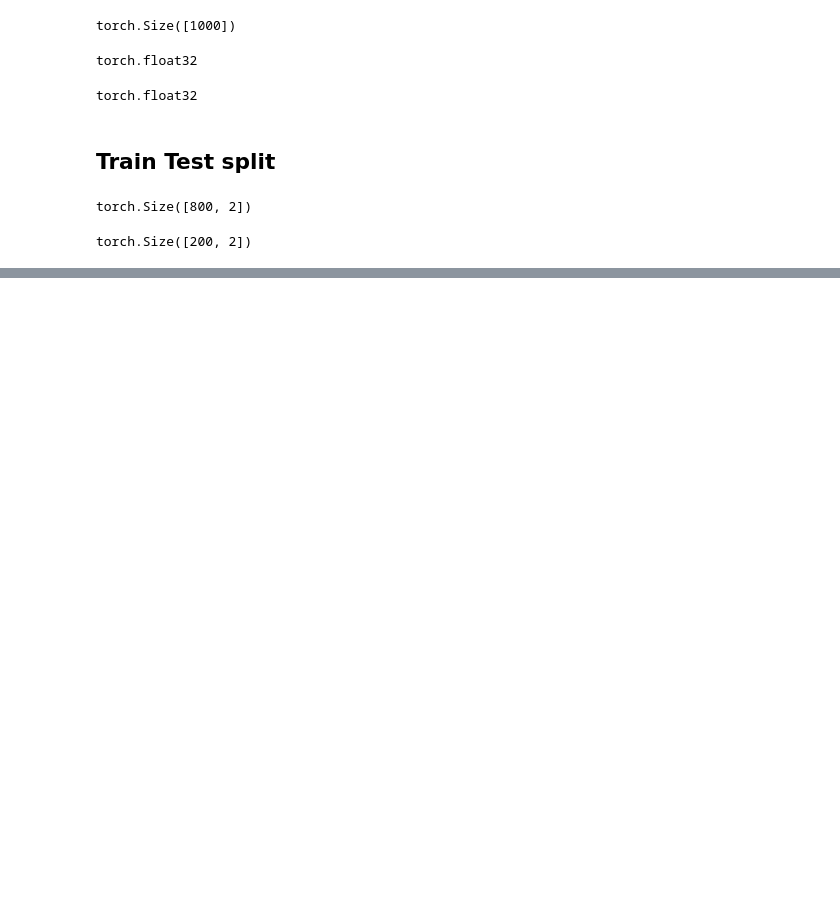
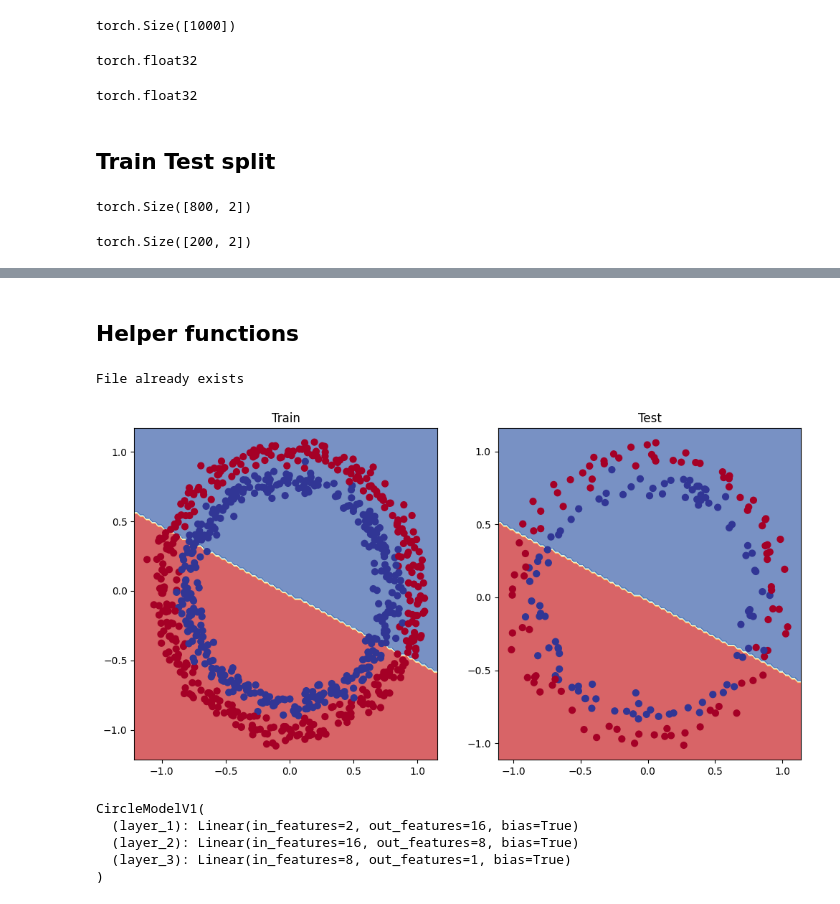
Before and after one commit to utkarshg1/Pytorch, a Jupyter notebook: Pytorch_classification.ipynb, the cells around one changed output, grey strips where cells are left out. Cells and saved outputs as stored; diff of their text form; code cells hidden in the pictures; blank space fills up the shorter version.

```diff
--- a/Pytorch_classification.ipynb
+++ b/Pytorch_classification.ipynb
@@ -94,0 +249,34 @@ torch.Size([200, 2])
+# %%
+torch.manual_seed(42)
+torch.cuda.manual_seed(42)
+
+epochs = 100
+
+for epoch in range(epochs):
+  # Train
+  model_0.train()
+
+  # predict
+  y_logits = model_0(xtrain).squeeze()
+  y_pred = torch.round(torch.sigmoid(y_logits))
+
+  # Loss function
+  loss = loss_fn(y_logits, ytrain)
+  acc = accuracy_fn(ytrain, y_pred)
+
+  # Optimizer
+  optimizer.zero_grad()
+  loss.backward()
+  optimizer.step()
+
+  # Test loop
+  model_0.eval()
+
+  with torch.inference_mode():
+    test_logits = model_0(xtest).squeeze()
+    test_pred = torch.round(torch.sigmoid(test_logits))
+    test_loss = loss_fn(test_logits, ytest)
+    test_acc = accuracy_fn(ytest, test_pred)
+
+  if epoch % 10 == 0:
+    print(f"Epoch : {epoch} | Loss : {loss:.4f}, Acc : {acc:.2f}% | Test Loss : {test_loss:.4f}, Test Acc : {test_acc:.2f}%")
@@ -94,0 +294,2 @@ torch.Size([200, 2])
+# %% [markdown]
+## Helper functions
@@ -94,0 +299,10 @@ torch.Size([200, 2])
+# %%
+if Path("helper_functions.py").is_file():
+  print("File already exists")
+else:
+  print("Downloading file")
+  request = requests.get("https://raw.githubusercontent.com/mrdbourke/pytorch-deep-learning/refs/heads/main/helper_functions.py")
+  with open("helper_functions.py", "wb") as f:
+    f.write(request.content)
+# %% [output]
+File already exists
@@ -94,0 +311,11 @@ torch.Size([200, 2])
+# %%
+import matplotlib.pyplot as plt
+plt.figure(figsize=(12, 6))
+plt.subplot(1, 2, 1)
+plt.title("Train")
+plot_decision_boundary(model_0, xtrain, ytrain)
+plt.subplot(1, 2, 2)
+plt.title("Test")
+plot_decision_boundary(model_0, xtest, ytest)
+# %% [output]
+[figure, added]
@@ -94,0 +336,9 @@ torch.Size([200, 2])
+# %%
+model_1 = CircleModelV1().to(device)
+model_1
+# %% [output]
+CircleModelV1(
+  (layer_1): Linear(in_features=2, out_features=16, bias=True)
+  (layer_2): Linear(in_features=16, out_features=8, bias=True)
+  (layer_3): Linear(in_features=8, out_features=1, bias=True)
+)
```
Also changed, not shown: parts of 41 cells of this notebook.
